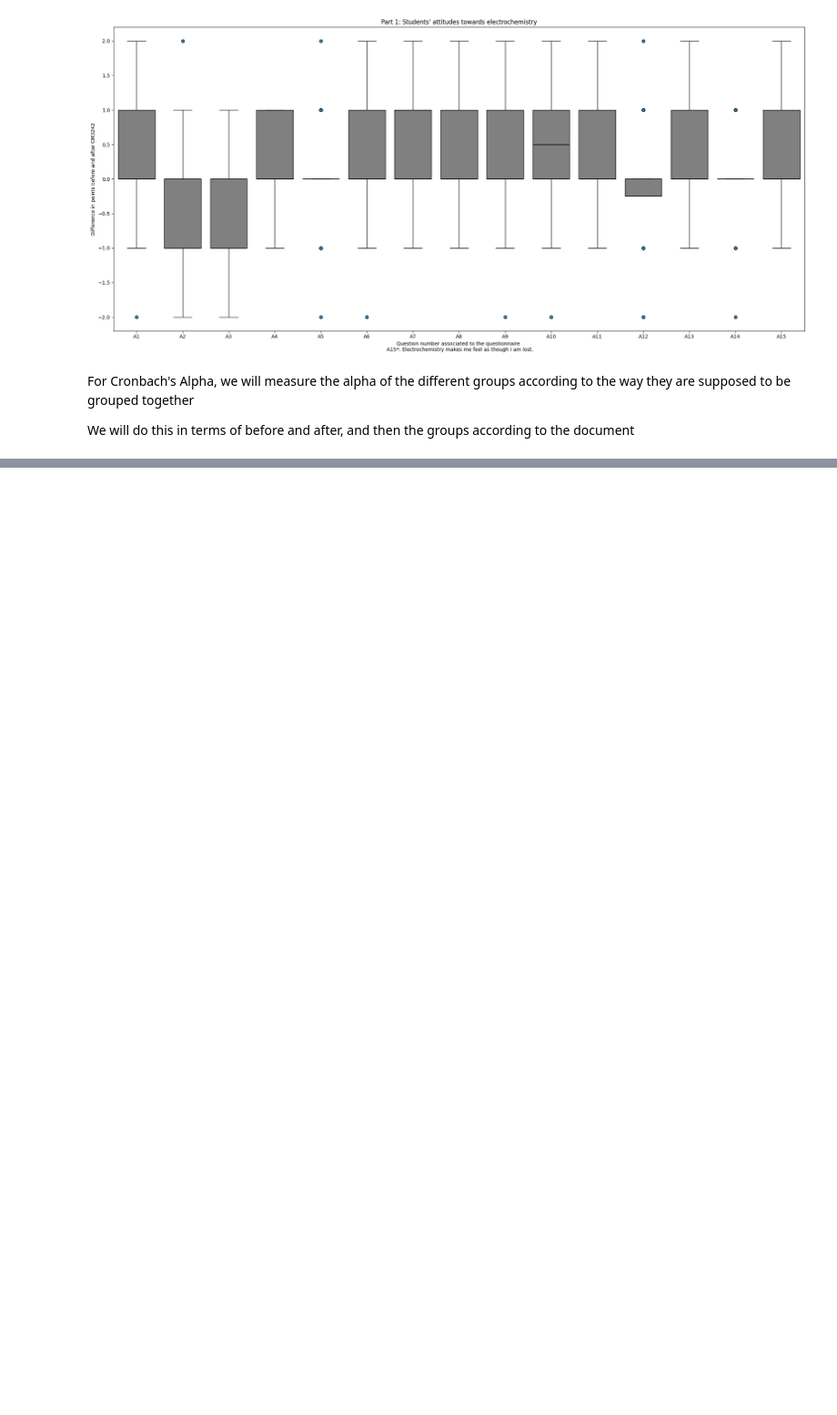
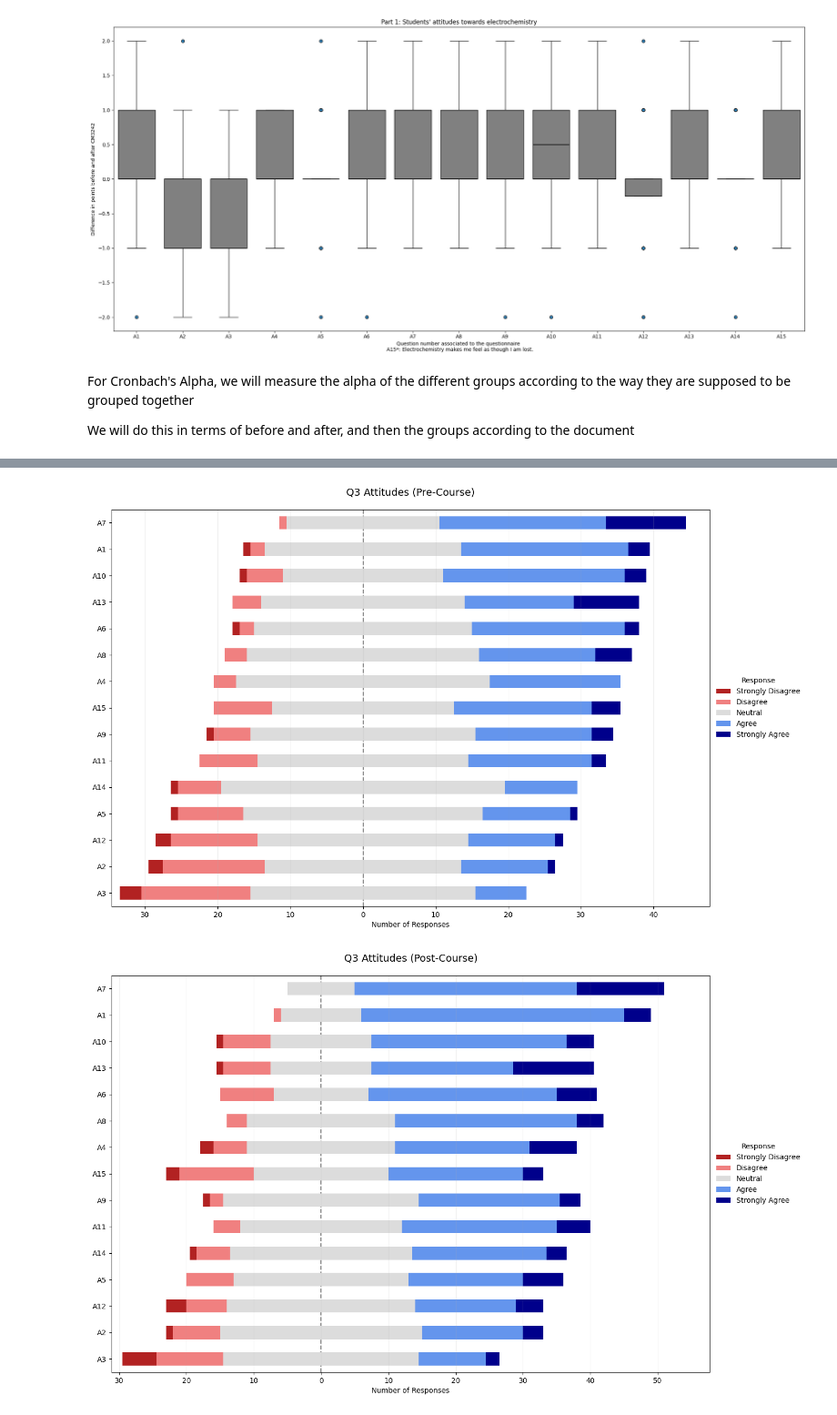
Before and after one commit to kwangyy/electro-analysis, a Jupyter notebook: part_1_analysis.ipynb, the cells around one changed output, grey strips where cells are left out. Shown at 91% size. Drawn from its saved outputs; the diff is of its cells as text; code cells hidden in the pictures; blank space fills up the shorter version.

```diff
--- a/part_1_analysis.ipynb
+++ b/part_1_analysis.ipynb
@@ -139,0 +215,59 @@ Post-course Cronbach's Alpha of anxieties about electrochemistry: -0.04444153120
+# %%
+# Q3 Attitudes divergent stacked bar charts (pre and post)
+import pandas as pd
+import numpy as np
+import matplotlib.pyplot as plt
+import plot_likert
+
+# Likert scale
+scale = ['Strongly Disagree', 'Disagree', 'Neutral', 'Agree', 'Strongly Agree']
+
+# If Q3 is numeric-coded (-2..2), map back to Likert labels for plotting
+if np.issubdtype(pre_course_q3.dtypes[0], np.number):
+    num_to_label = {-2: 'Strongly Disagree', -1: 'Disagree', 0: 'Neutral', 1: 'Agree', 2: 'Strongly Agree'}
+    pre_course_q3 = pre_course_q3.replace(num_to_label)
+    post_course_q3 = post_course_q3.replace(num_to_label)
+
+# Helper to compute net agreement for ordering
+ordered_scale = ['Strongly Disagree', 'Disagree', 'Neutral', 'Agree', 'Strongly Agree']
+
+def net_agreement(series):
+    counts = series.value_counts(normalize=True).reindex(ordered_scale, fill_value=0.0)
+    return (counts['Agree'] + counts['Strongly Agree']) - (counts['Disagree'] + counts['Strongly Disagree'])
+
+# Compute from pre-course to set a stable order
+net_scores = pre_course_q3.apply(net_agreement, axis=0)
+sorted_cols = net_scores.sort_values(ascending=False).index.tolist()
+
+# Plot PRE
+axes = plot_likert.plot_likert(
+    pre_course_q3[sorted_cols],
+    scale,
+    figsize=(15, 10),
+    xtick_interval=10,
+    label_max_width=60,
+)
+axes.set_title("Q3 Attitudes (Pre-Course)", pad=20, fontsize=14)
+axes.grid(axis='x', alpha=0.2)
+handles, labels = axes.get_legend_handles_labels()
+axes.legend(handles, labels, loc='center left', bbox_to_anchor=(1, 0.5), frameon=False, title='Response')
+plt.savefig('graphs/attitudes_divergent_pre.png', dpi=300, bbox_inches='tight', facecolor='white')
+plt.show()
+
+# Plot POST (same order)
+axes = plot_likert.plot_likert(
+    post_course_q3[sorted_cols],
+    scale,
+    figsize=(15, 10),
+    xtick_interval=10,
+    label_max_width=60,
+)
+axes.set_title("Q3 Attitudes (Post-Course)", pad=20, fontsize=14)
+axes.grid(axis='x', alpha=0.2)
+handles, labels = axes.get_legend_handles_labels()
+axes.legend(handles, labels, loc='center left', bbox_to_anchor=(1, 0.5), frameon=False, title='Response')
+plt.savefig('graphs/attitudes_divergent_post.png', dpi=300, bbox_inches='tight', facecolor='white')
+plt.show()
+# %% [output]
+[figure, added]
+[figure, added]
```
Also changed, not shown: parts of 17 cells of this notebook, 19 other files.
